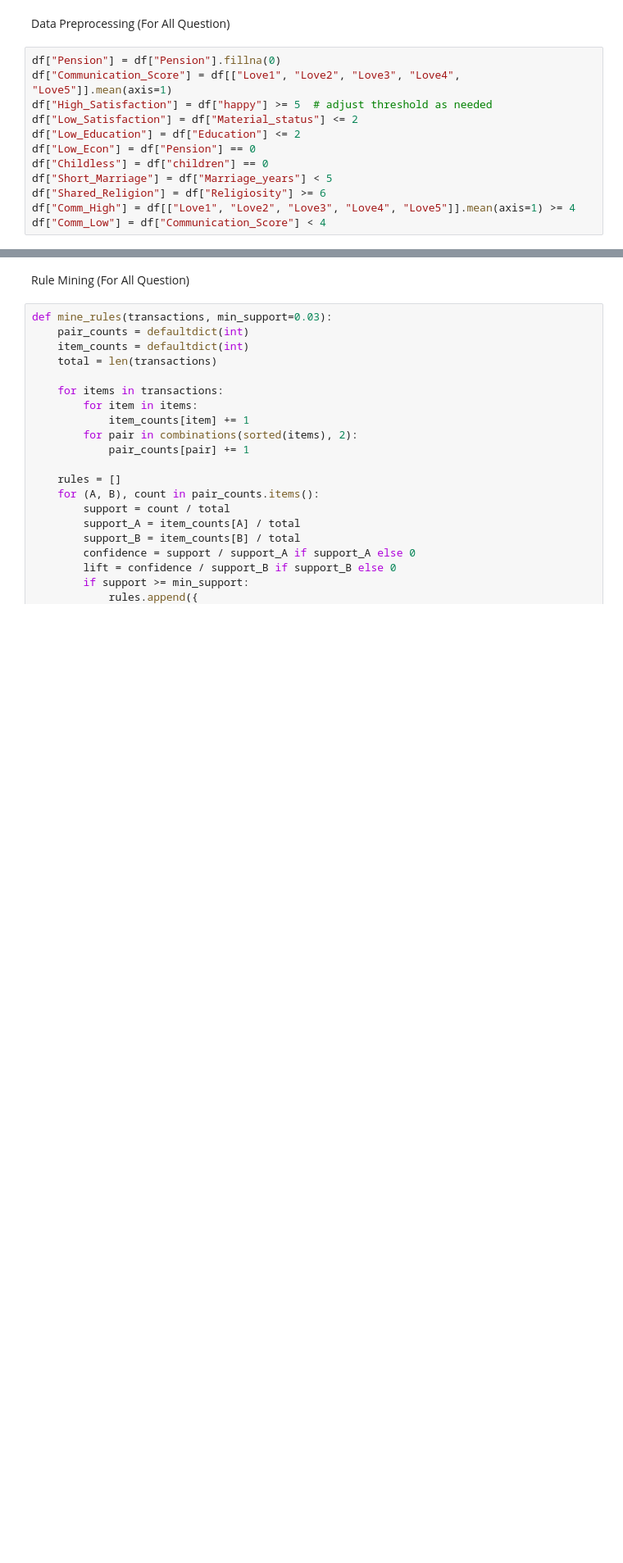
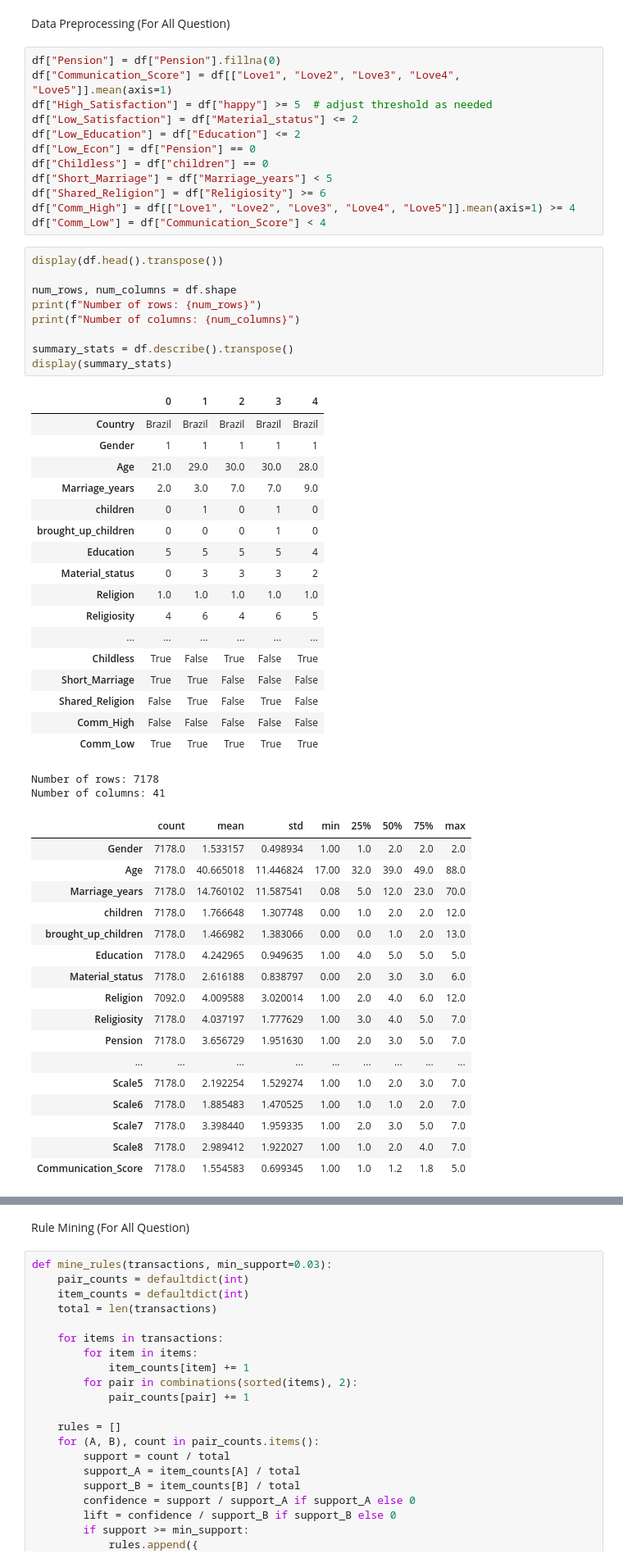
Before and after one commit to JiaJun0207/DataMiningAssignment, a Jupyter notebook: TT2L_G1.ipynb, the cells around one changed output, grey strips where cells are left out. Shown at 82% size. Drawn from its saved outputs; the diff is of its cells as text; blank space fills up the shorter version.

```diff
--- a/TT2L_G1.ipynb
+++ b/TT2L_G1.ipynb
@@ -62,3 +62,49 @@ df["Short_Marriage"] = df["Marriage_years"] < 5
 df["Shared_Religion"] = df["Religiosity"] >= 6
 df["Comm_High"] = df[["Love1", "Love2", "Love3", "Love4", "Love5"]].mean(axis=1) >= 4
 df["Comm_Low"] = df["Communication_Score"] < 4
+# %%
+display(df.head().transpose())
+
+num_rows, num_columns = df.shape
+print(f"Number of rows: {num_rows}")
+print(f"Number of columns: {num_columns}")
+
+summary_stats = df.describe().transpose()
+display(summary_stats)
+# %% [output]
+|  | 0 | 1 | 2 | 3 | 4 |
+| Country | Brazil | Brazil | Brazil | Brazil | Brazil |
+| Gender | 1 | 1 | 1 | 1 | 1 |
+| Age | 21.0 | 29.0 | 30.0 | 30.0 | 28.0 |
+| Marriage_years | 2.0 | 3.0 | 7.0 | 7.0 | 9.0 |
+| children | 0 | 1 | 0 | 1 | 0 |
+| brought_up_children | 0 | 0 | 0 | 1 | 0 |
+| Education | 5 | 5 | 5 | 5 | 4 |
+| Material_status | 0 | 3 | 3 | 3 | 2 |
+| Religion | 1.0 | 1.0 | 1.0 | 1.0 | 1.0 |
+| Religiosity | 4 | 6 | 4 | 6 | 5 |
+| ... | ... | ... | ... | ... | ... |
+| Childless | True | False | True | False | True |
+| Short_Marriage | True | True | False | False | False |
+| Shared_Religion | False | True | False | True | False |
+| Comm_High | False | False | False | False | False |
+| Comm_Low | True | True | True | True | True |
+Number of rows: 7178
+Number of columns: 41
+|  | count | mean | std | min | 25% | 50% | 75% | max |
+| Gender | 7178.0 | 1.533157 | 0.498934 | 1.00 | 1.0 | 2.0 | 2.0 | 2.0 |
+| Age | 7178.0 | 40.665018 | 11.446824 | 17.00 | 32.0 | 39.0 | 49.0 | 88.0 |
+| Marriage_years | 7178.0 | 14.760102 | 11.587541 | 0.08 | 5.0 | 12.0 | 23.0 | 70.0 |
+| children | 7178.0 | 1.766648 | 1.307748 | 0.00 | 1.0 | 2.0 | 2.0 | 12.0 |
+| brought_up_children | 7178.0 | 1.466982 | 1.383066 | 0.00 | 0.0 | 1.0 | 2.0 | 13.0 |
+| Education | 7178.0 | 4.242965 | 0.949635 | 1.00 | 4.0 | 5.0 | 5.0 | 5.0 |
+| Material_status | 7178.0 | 2.616188 | 0.838797 | 0.00 | 2.0 | 3.0 | 3.0 | 6.0 |
+| Religion | 7092.0 | 4.009588 | 3.020014 | 1.00 | 2.0 | 4.0 | 6.0 | 12.0 |
+| Religiosity | 7178.0 | 4.037197 | 1.777629 | 1.00 | 3.0 | 4.0 | 5.0 | 7.0 |
+| Pension | 7178.0 | 3.656729 | 1.951630 | 1.00 | 2.0 | 3.0 | 5.0 | 7.0 |
+| ... | ... | ... | ... | ... | ... | ... | ... | ... |
+| Scale5 | 7178.0 | 2.192254 | 1.529274 | 1.00 | 1.0 | 2.0 | 3.0 | 7.0 |
+| Scale6 | 7178.0 | 1.885483 | 1.470525 | 1.00 | 1.0 | 1.0 | 2.0 | 7.0 |
+| Scale7 | 7178.0 | 3.398440 | 1.959335 | 1.00 | 2.0 | 3.0 | 5.0 | 7.0 |
+| Scale8 | 7178.0 | 2.989412 | 1.922027 | 1.00 | 1.0 | 2.0 | 4.0 | 7.0 |
+| Communication_Score | 7178.0 | 1.554583 | 0.699345 | 1.00 | 1.0 | 1.2 | 1.8 | 5.0 |
```
Also changed, not shown: parts of 2 cells of this notebook.
